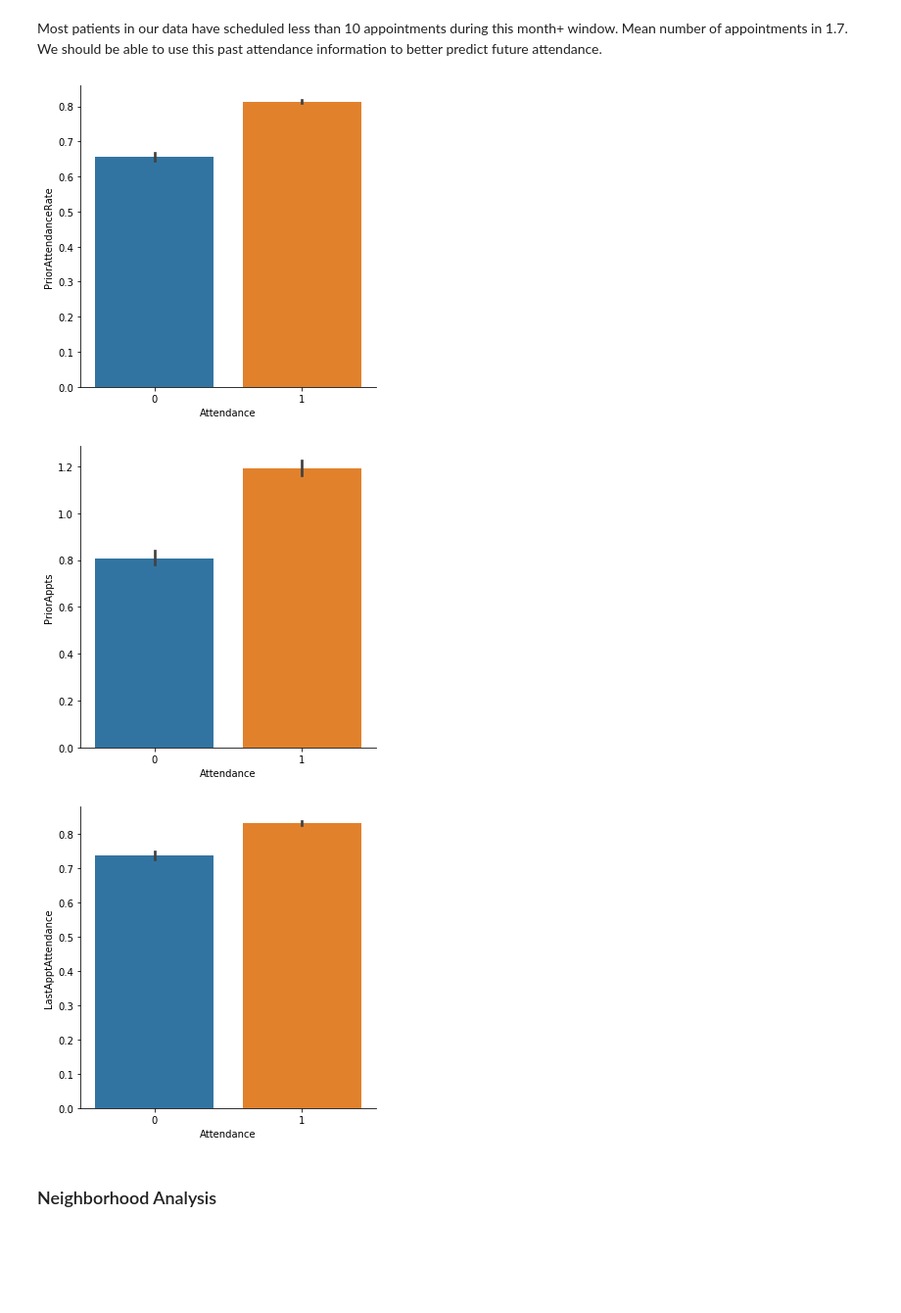
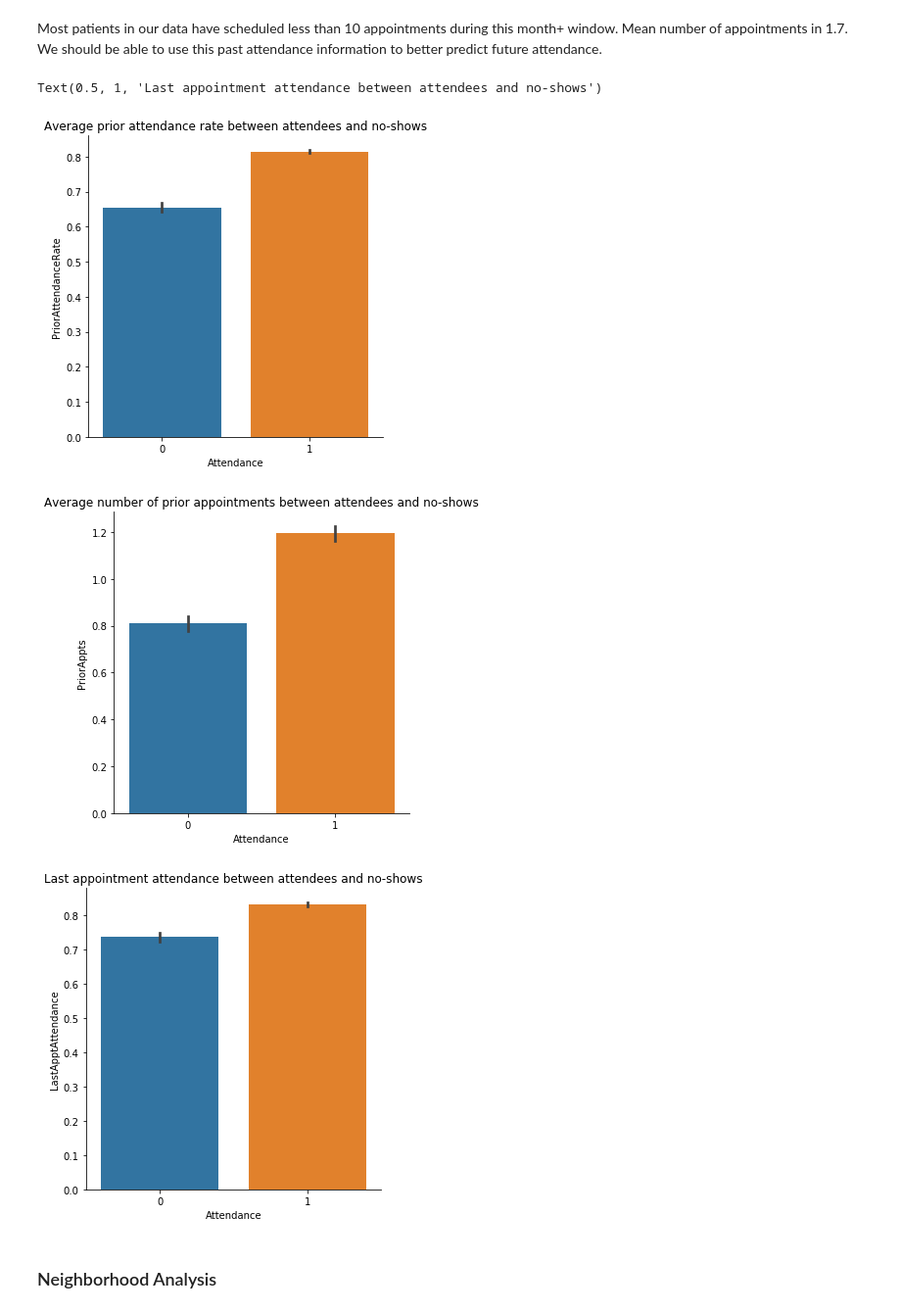
Before and after one commit to JordanPhilipMeyer/PatientNoShow, a Jupyter notebook: PredictNoShowv2.ipynb, the cells around one changed output. Shown at 98% size. Drawn from its saved outputs; the diff is of its cells as text; code cells hidden in the pictures; blank space fills up the shorter version.

```diff
--- a/PredictNoShowv2.ipynb
+++ b/PredictNoShowv2.ipynb
@@ -581,14 +592,24 @@ for index in df.index:
             pass
 # %%
 fig1=sns.catplot(x="Attendance", y="PriorAttendanceRate", kind='bar',  data=df)
+ax = plt.gca()
+ax.set_title("Average prior attendance rate between attendees and no-shows")
+
 fig2= sns.catplot(x="Attendance", y="PriorAppts", kind='bar',  data=df)
+ax = plt.gca()
+ax.set_title("Average number of prior appointments between attendees and no-shows")
+
+
 fig2= sns.catplot(x="Attendance", y="LastApptAttendance", kind='bar',  data=df)
+ax = plt.gca()
+ax.set_title("Last appointment attendance between attendees and no-shows")
 
 #“point”, “bar”, “strip”, “swarm”, “box”, “violin”, or “boxen”.
 # %% [output]
+Text(0.5, 1, 'Last appointment attendance between attendees and no-shows')
-[figure, old version]
+[figure, new version]
-[figure, old version]
+[figure, new version]
-[figure, old version]
+[figure, new version]
 # %% [markdown]
 ### Neighborhood Analysis
 # %% [markdown]
```
Also changed, not shown: parts of 67 cells of this notebook.
